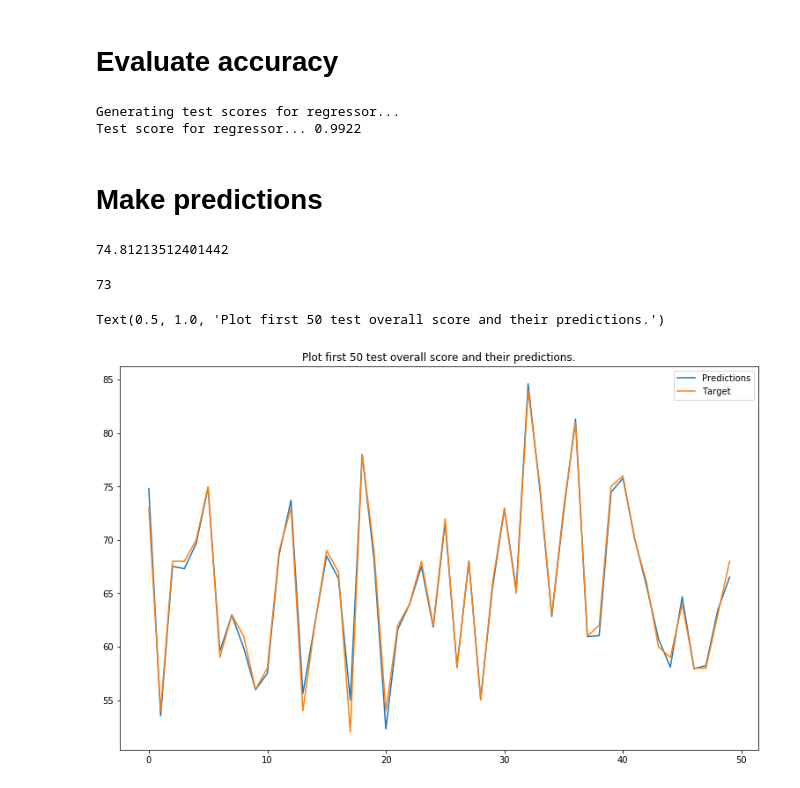
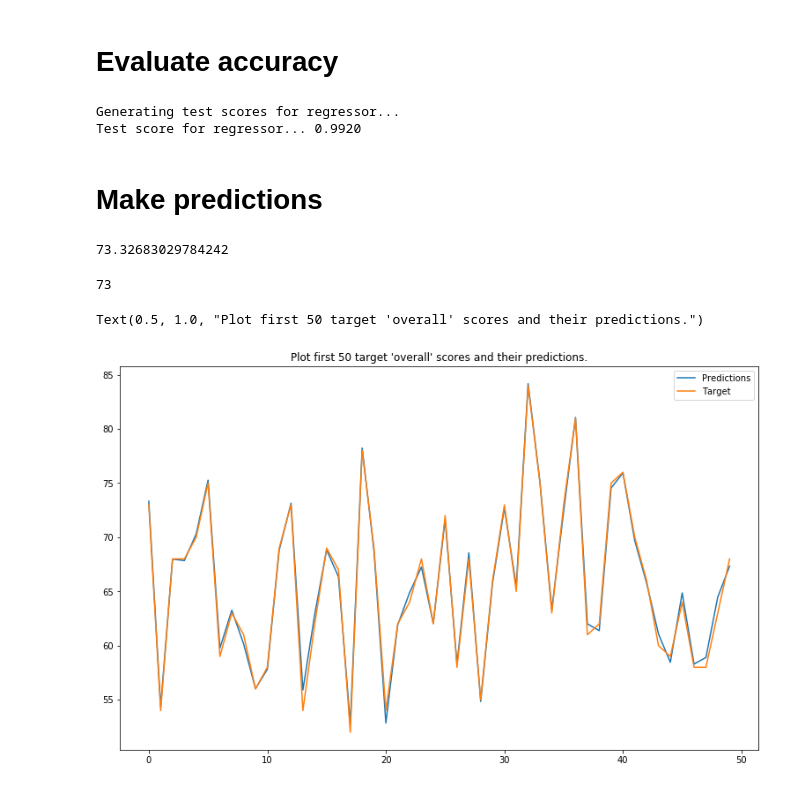
Before and after one commit to shobhitshah/fifa19-player-stats, a Jupyter notebook: scripts/fifa19_MLP.ipynb, the cells around one changed output. Drawn from its saved outputs; the diff is of its cells as text; code cells hidden in the pictures.

```diff
--- a/scripts/fifa19_MLP.ipynb
+++ b/scripts/fifa19_MLP.ipynb
@@ -73,0 +73,4 @@ X_train, X_test, y_train, y_test = train_test_split(X, y, test_size=0.10, random
+# %%
+mlp = MLPRegressor(hidden_layer_sizes=(100,100), max_iter=300, alpha=1e-4,
+                    solver='adam', verbose=False, tol=1e-4, random_state=1,
+                    learning_rate_init=.001)
@@ -124,14 +131,14 @@ print("Test score for regressor... %.4f" % score)
 #results.append((model, score))
 # %% [output]
 Generating test scores for regressor...
-Test score for regressor... 0.9922
+Test score for regressor... 0.9920
 # %% [markdown]
 # Make predictions
 # %%
 predictions = reg.predict(X_test)
 predictions[0]
 # %% [output]
-74.81213512401442
+73.32683029784242
 # %%
 y_test[0]
 # %% [output]
@@ -139,10 +146,10 @@ y_test[0]
 # %%
 num=50
 plt.figure(figsize=(13,8))
 plt.plot(predictions[:num])
 plt.plot(y_test[:num])
 plt.legend(("Predictions", "Target"))
-plt.title("Plot first {0} test overall score and their predictions.".format(num))
+plt.title("Plot first {0} target 'overall' scores and their predictions.".format(num))
 # %% [output]
-Text(0.5, 1.0, 'Plot first 50 test overall score and their predictions.')
+Text(0.5, 1.0, "Plot first 50 target 'overall' scores and their predictions.")
-[figure, old version]
+[figure, new version]
```
Also changed, not shown: parts of 7 cells of this notebook.
